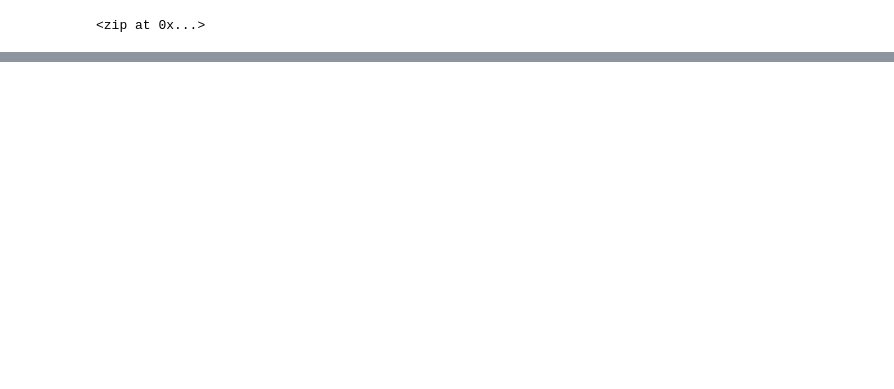
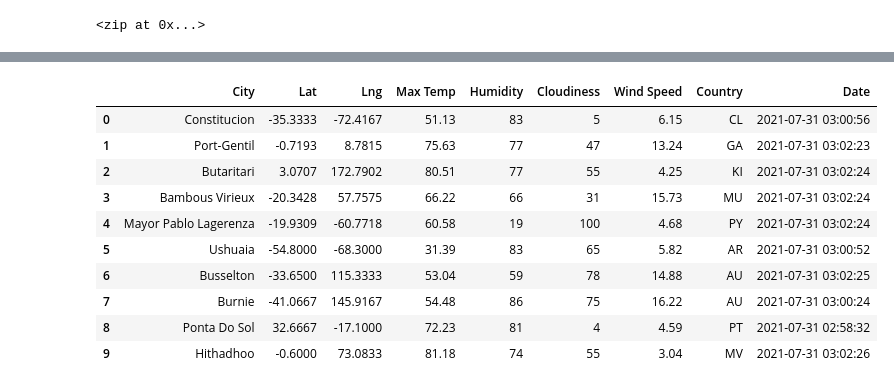
Before and after one commit to jordanbradburne/World_Weather_Analysis, a Jupyter notebook: WeatherPy.ipynb, the cells around one changed output, grey strips where cells are left out. Drawn from its saved outputs; the diff is of its cells as text; code cells hidden in the pictures; blank space fills up the shorter version.

```diff
--- a/WeatherPy.ipynb
+++ b/WeatherPy.ipynb
@@ -33,0 +39,15 @@ len(cities)
+# %%
+# Import the requests library.
+import requests
+
+# Import the API key.
+from config import weather_api_key
+
+# Starting URL for Weather Map API Call.
+url = "http://api.openweathermap.org/data/2.5/weather?units=Imperial&APPID=" + weather_api_key
+print(url)
+
+# Create an endpoint URL for a city.
+#city_url = url + "&q=" + "Boston"
+#city_weather = requests.get(city_url)
+#city_weather.json()
@@ -33,0 +59,10 @@ len(cities)
+# %%
+# Create an empty list to hold the weather data.
+city_data = []
+# Print the beginning of the logging.
+print("Beginning Data Retrieval     ")
+print("-----------------------------")
+
+# Create counters.
+record_count = 1
+set_count = 1
@@ -33,0 +72,10 @@ len(cities)
+# %%
+# Loop through all the cities in our list.
+for i in range(len(cities)):
+
+    # Group cities in sets of 50 for logging purposes.
+    if (i % 50 == 0 and i >= 50):
+        set_count += 1
+        record_count = 1
+    # Create endpoint URL with each city.
+    city_url = url + "&q=" + cities[i]
@@ -33,0 +150,16 @@ len(cities)
+# %%
+# Convert the array of dictionaries to a Pandas DataFrame.
+city_data_df = pd.DataFrame(city_data)
+city_data_df.head(10)
+# %% [output]
+|  | City | Lat | Lng | Max Temp | Humidity | Cloudiness | Wind Speed | Country | Date |
+| 0 | Constitucion | -35.3333 | -72.4167 | 51.13 | 83 | 5 | 6.15 | CL | 2021-07-31 03:00:56 |
+| 1 | Port-Gentil | -0.7193 | 8.7815 | 75.63 | 77 | 47 | 13.24 | GA | 2021-07-31 03:02:23 |
+| 2 | Butaritari | 3.0707 | 172.7902 | 80.51 | 77 | 55 | 4.25 | KI | 2021-07-31 03:02:24 |
+| 3 | Bambous Virieux | -20.3428 | 57.7575 | 66.22 | 66 | 31 | 15.73 | MU | 2021-07-31 03:02:24 |
+| 4 | Mayor Pablo Lagerenza | -19.9309 | -60.7718 | 60.58 | 19 | 100 | 4.68 | PY | 2021-07-31 03:02:24 |
+| 5 | Ushuaia | -54.8000 | -68.3000 | 31.39 | 83 | 65 | 5.82 | AR | 2021-07-31 03:00:52 |
+| 6 | Busselton | -33.6500 | 115.3333 | 53.04 | 59 | 78 | 14.88 | AU | 2021-07-31 03:02:25 |
+| 7 | Burnie | -41.0667 | 145.9167 | 54.48 | 86 | 75 | 16.22 | AU | 2021-07-31 03:00:24 |
+| 8 | Ponta Do Sol | 32.6667 | -17.1000 | 72.23 | 81 | 4 | 4.59 | PT | 2021-07-31 02:58:32 |
+| 9 | Hithadhoo | -0.6000 | 73.0833 | 81.18 | 74 | 55 | 3.04 | MV | 2021-07-31 03:02:26 |
```
Also changed, not shown: parts of 10 cells of this notebook.
